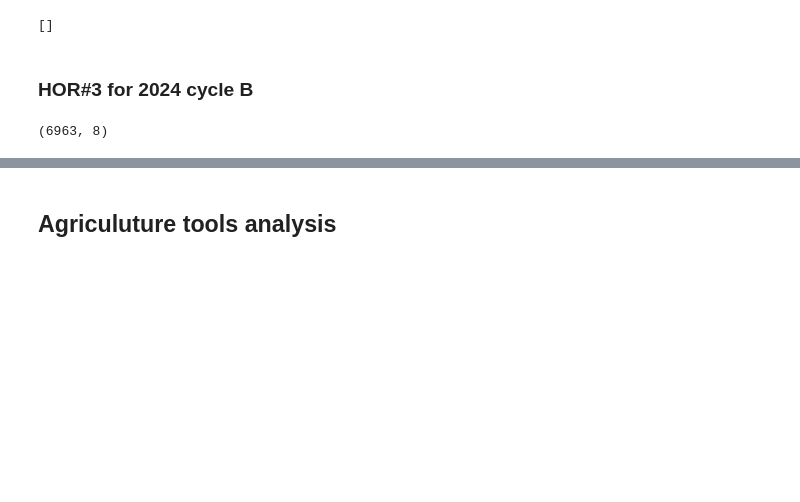
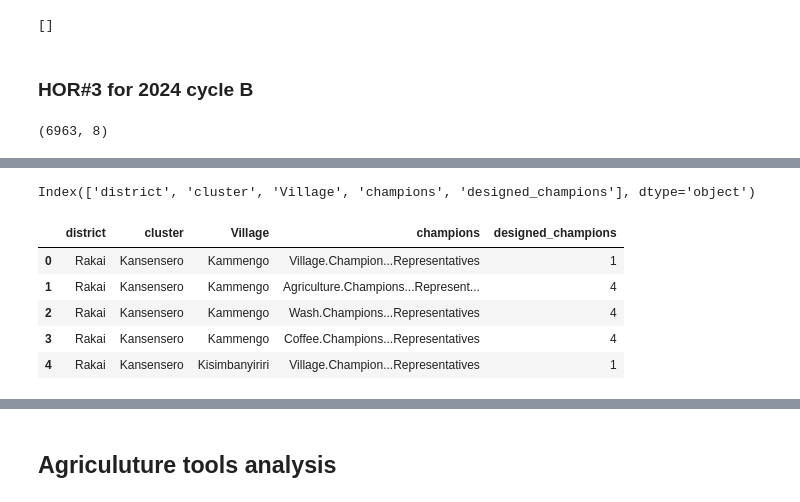
Before and after one commit to edisonmugabi/HWG-Q1-Reporting-2025, a Jupyter notebook: Code used/Q1 reporting HWG-checkpoint.ipynb, the cells around one changed output, grey strips where cells are left out. Cells and saved outputs as stored; diff of their text form; code cells hidden in the pictures; blank space fills up the shorter version.

```diff
--- a/Code used/Q1 reporting HWG-checkpoint.ipynb
+++ b/Code used/Q1 reporting HWG-checkpoint.ipynb
@@ -255,3 +297,18 @@ champions_clean = champions_clean[champions_clean['household_id'].isin(census_me
 # Exporting the clean champions list
 filepath = "C:\\Users\\Edison New\\Desktop\\HWG Q1 Reporting 2025\\Final outputs\\clean champions list.csv"
 champions_clean.to_csv(filepath, index=False)
+# %%
+designed_champions =pd.read_csv("C:\\Users\\Edison New\\Desktop\\HWG Q1 Reporting 2025\\Raw data sets from the app\\check2 hWG Q1 files\\summarized champion.csv")
+# %%
+designed_champions.columns
+# %% [output]
+Index(['district', 'cluster', 'Village', 'champions', 'designed_champions'], dtype='object')
+# %%
+designed_champions.head()
+# %% [output]
+|  | district | cluster | Village | champions | designed_champions |
+| 0 | Rakai | Kansensero | Kammengo | Village.Champion...Representatives | 1 |
+| 1 | Rakai | Kansensero | Kammengo | Agriculture.Champions...Represent... | 4 |
+| 2 | Rakai | Kansensero | Kammengo | Wash.Champions...Representatives | 4 |
+| 3 | Rakai | Kansensero | Kammengo | Coffee.Champions...Representatives | 4 |
+| 4 | Rakai | Kansensero | Kisimbanyiriri | Village.Champion...Representatives | 1 |
```
Also changed, not shown: parts of 19 cells of this notebook, 19 other files.
